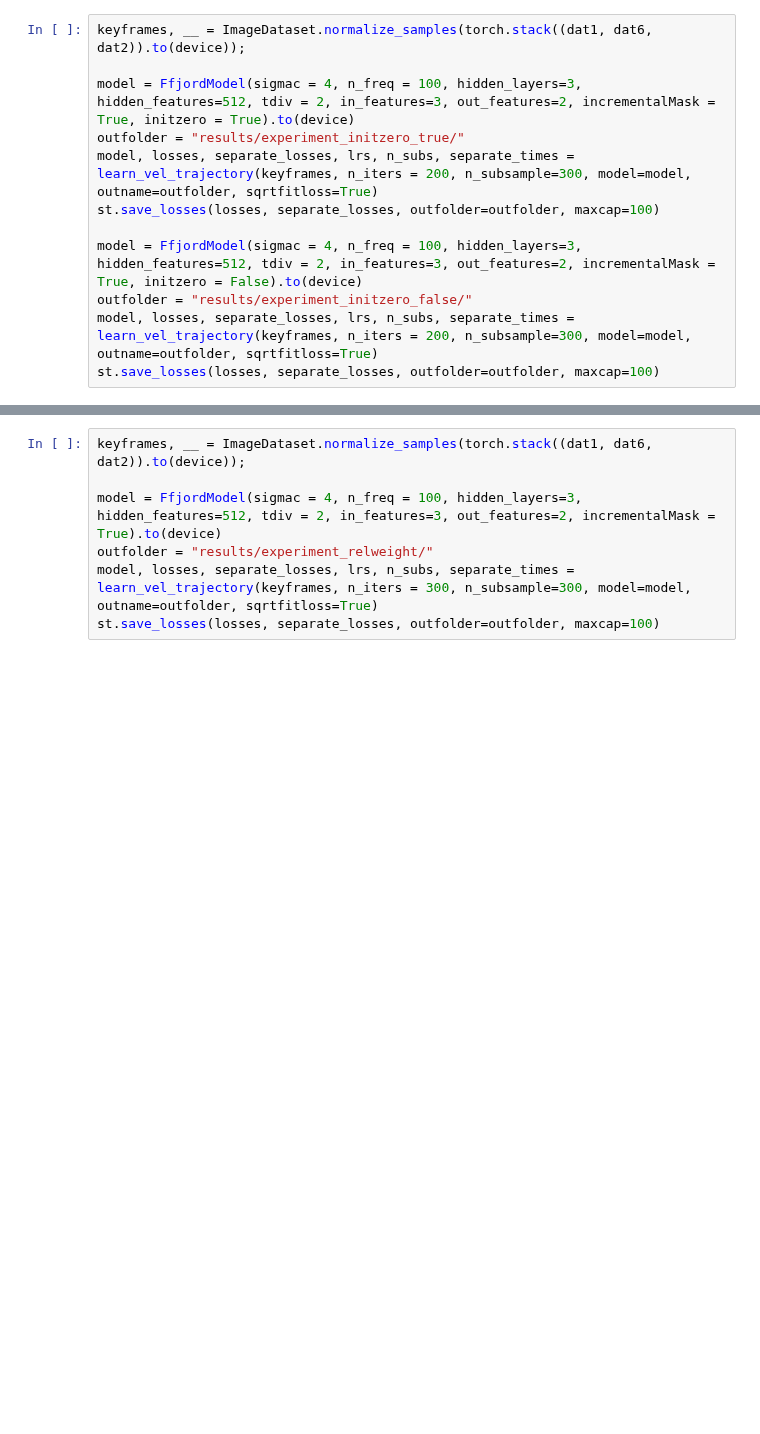
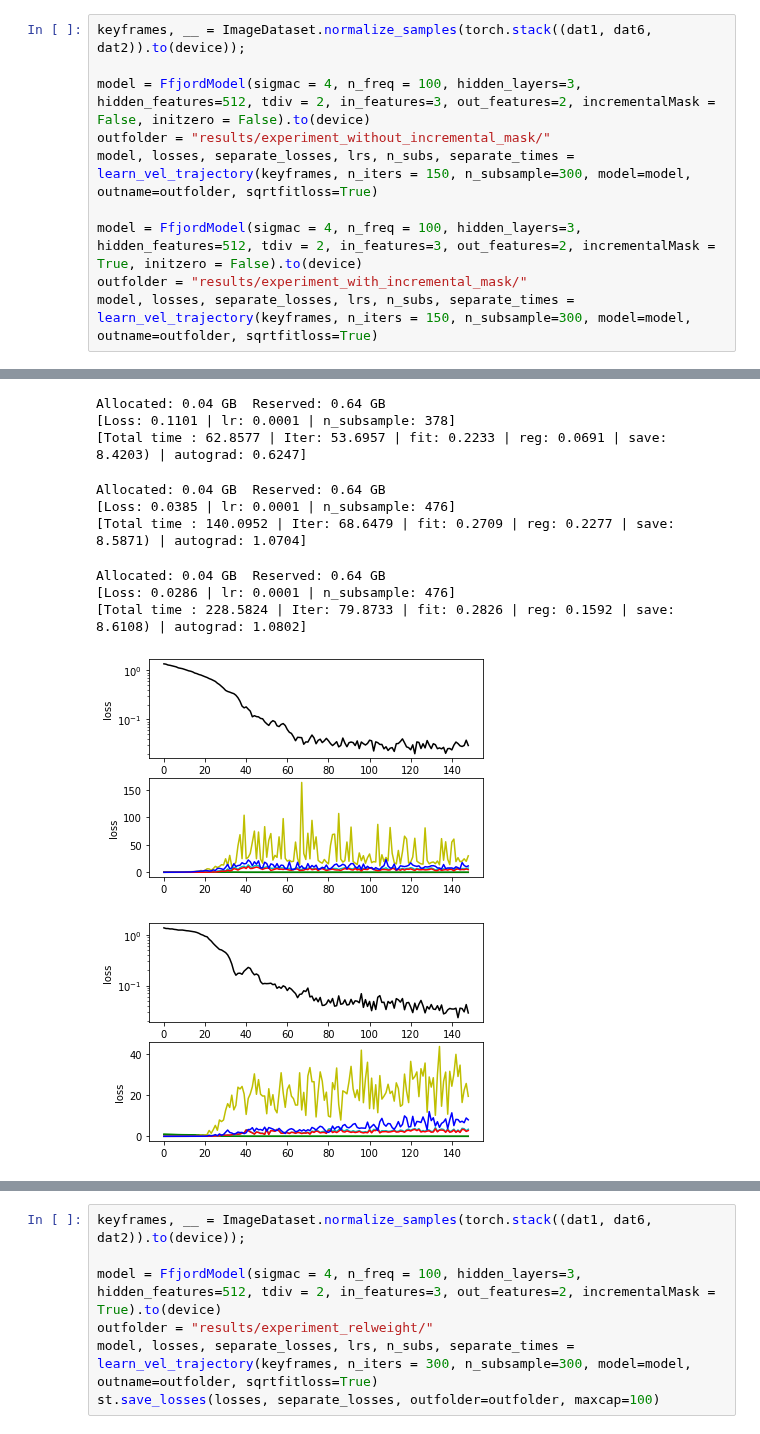
Before and after one commit to pzpzpzp1/wassflow, a Jupyter notebook: cnf-sinkhorn-demo.ipynb, the cells around one changed output, grey strips where cells are left out. Drawn from its saved outputs; the diff is of its cells as text; blank space fills up the shorter version.

```diff
--- a/cnf-sinkhorn-demo.ipynb
+++ b/cnf-sinkhorn-demo.ipynb
@@ -52,12 +54,11 @@ ezshow(dat6, col='magenta')
 # %%
 keyframes, __ = ImageDataset.normalize_samples(torch.stack((dat1, dat6, dat2)).to(device));
 
-model = FfjordModel(sigmac = 4, n_freq = 100, hidden_layers=3, hidden_features=512, tdiv = 2, in_features=3, out_features=2, incrementalMask = True, initzero = True).to(device)
-outfolder = "results/experiment_initzero_true/"
-model, losses, separate_losses, lrs, n_subs, separate_times = learn_vel_trajectory(keyframes, n_iters = 200, n_subsample=300, model=model, outname=outfolder, sqrtfitloss=True)
-st.save_losses(losses, separate_losses, outfolder=outfolder, maxcap=100)
+model = FfjordModel(sigmac = 4, n_freq = 100, hidden_layers=3, hidden_features=512, tdiv = 2, in_features=3, out_features=2, incrementalMask = False, initzero = False).to(device)
+outfolder = "results/experiment_without_incremental_mask/"
+model, losses, separate_losses, lrs, n_subs, separate_times = learn_vel_trajectory(keyframes, n_iters = 150, n_subsample=300, model=model, outname=outfolder, sqrtfitloss=True)
 
 model = FfjordModel(sigmac = 4, n_freq = 100, hidden_layers=3, hidden_features=512, tdiv = 2, in_features=3, out_features=2, incrementalMask = True, initzero = False).to(device)
-outfolder = "results/experiment_initzero_false/"
-model, losses, separate_losses, lrs, n_subs, separate_times = learn_vel_trajectory(keyframes, n_iters = 200, n_subsample=300, model=model, outname=outfolder, sqrtfitloss=True)
-st.save_losses(losses, separate_losses, outfolder=outfolder, maxcap=100)
+outfolder = "results/experiment_with_incremental_mask/"
+model, losses, separate_losses, lrs, n_subs, separate_times = learn_vel_trajectory(keyframes, n_iters = 150, n_subsample=300, model=model, outname=outfolder, sqrtfitloss=True)
+# %% [output]
@@ -63,0 +80,11 @@ st.save_losses(losses, separate_losses, outfolder=outfolder, maxcap=100)
+Allocated: 0.04 GB  Reserved: 0.64 GB
+[Loss: 0.1101 | lr: 0.0001 | n_subsample: 378]
+[Total time : 62.8577 | Iter: 53.6957 | fit: 0.2233 | reg: 0.0691 | save: 8.4203) | autograd: 0.6247]
+Allocated: 0.04 GB  Reserved: 0.64 GB
+[Loss: 0.0385 | lr: 0.0001 | n_subsample: 476]
+[Total time : 140.0952 | Iter: 68.6479 | fit: 0.2709 | reg: 0.2277 | save: 8.5871) | autograd: 1.0704]
+Allocated: 0.04 GB  Reserved: 0.64 GB
+[Loss: 0.0286 | lr: 0.0001 | n_subsample: 476]
+[Total time : 228.5824 | Iter: 79.8733 | fit: 0.2826 | reg: 0.1592 | save: 8.6108) | autograd: 1.0802]
+[figure, added]
+[figure, added]
```
Also changed, not shown: parts of 5 cells of this notebook, 4 other files.
